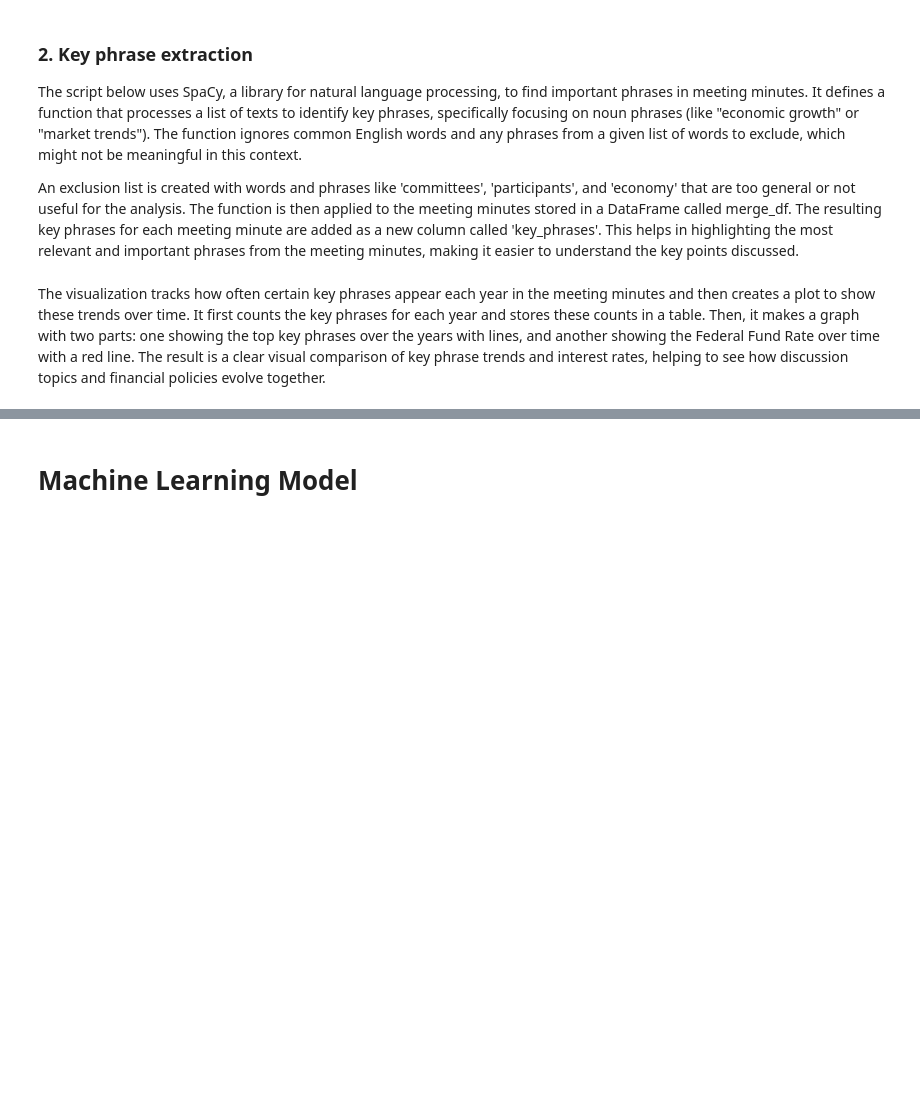
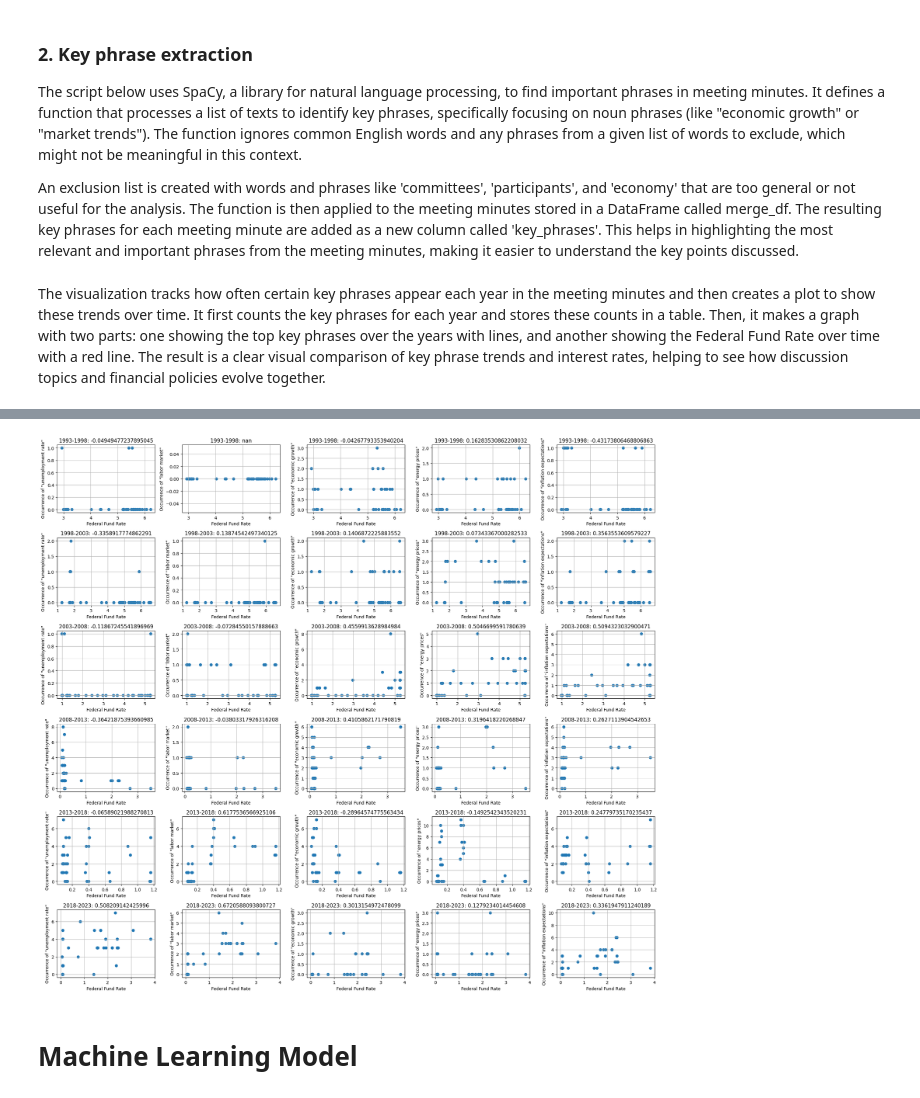
Before and after one commit to Cydia13526/s24-milestone2-team7-cspaarg-cydia-davidrez, a Jupyter notebook: project.ipynb, the cells around one changed output, grey strips where cells are left out. Drawn from its saved outputs; the diff is of its cells as text; code cells hidden in the pictures; blank space fills up the shorter version.

Commit message:
updating nlp analysis

```diff
--- a/project.ipynb
+++ b/project.ipynb
@@ -385,3 +402,35 @@ plt.show()
+# %%
+def analyze_5_year_intervals(merge_df, texts):
+    # Split the DataFrame into 5-year intervals
+    start_year = merge_df.index.year.min()
+    end_year = merge_df.index.year.max()
+    intervals = range(start_year, end_year + 1, 5)
+
+    num_texts = len(texts)
+    fig, axes = plt.subplots(len(intervals) - 1, num_texts, figsize=(4 * num_texts,  3 * (len(intervals) - 1)))
+
+    for i, (start, end) in enumerate(zip(intervals[:-1], intervals[1:])):
+        interval_df = merge_df[(merge_df.index.year >= start) & (merge_df.index.year < end)]
+
+        for j, text in enumerate(texts):
+            # Calculate the Pearson correlation coefficient for the text
+            correlation = interval_df['rate'].corr(interval_df['key_phrases'].apply(lambda x: x.count(text)))
+
+            # Plot the scatter plot for the text
+            ax = axes[i, j]
+            ax.scatter(interval_df['rate'], interval_df['key_phrases'].apply(lambda x: x.count(text)))
+            ax.set_title(f'{start}-{end}: {correlation}')
+            ax.set_xlabel('Federal Fund Rate')
+            ax.set_ylabel(f'Occurrence of "{text}"')
+            ax.grid(True)
+
+    plt.tight_layout()
+    plt.show()
+
+# Perform analysis for each 5-year interval
+analyze_5_year_intervals(merge_df, ['unemployment rate', 'labor market', 'economic growth', 'energy prices', 'inflation expectations'])
+# %% [output]
+[figure, added]
 # %% [markdown]
 # **Machine Learning Model**
 # %%
```
Also changed, not shown: parts of 9 cells of this notebook.
